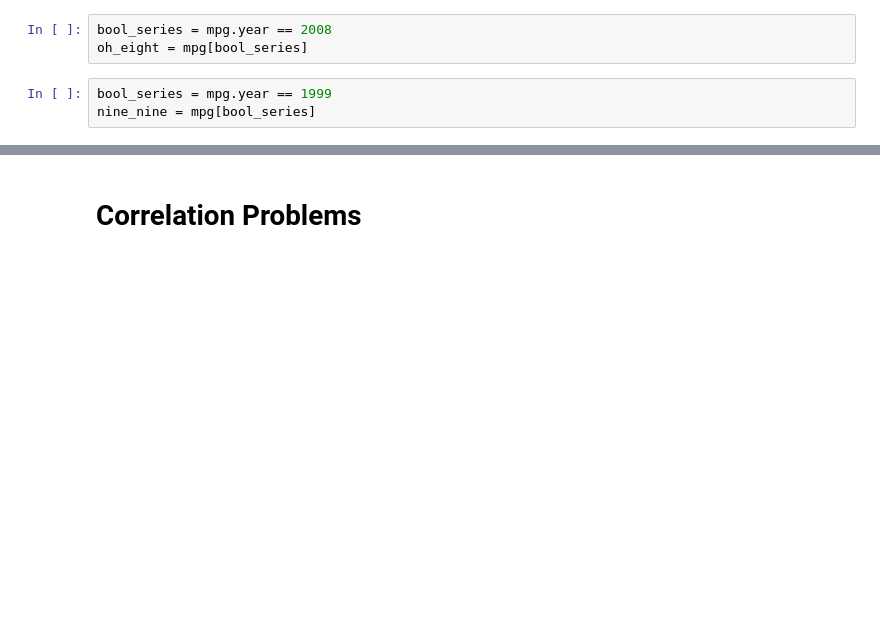
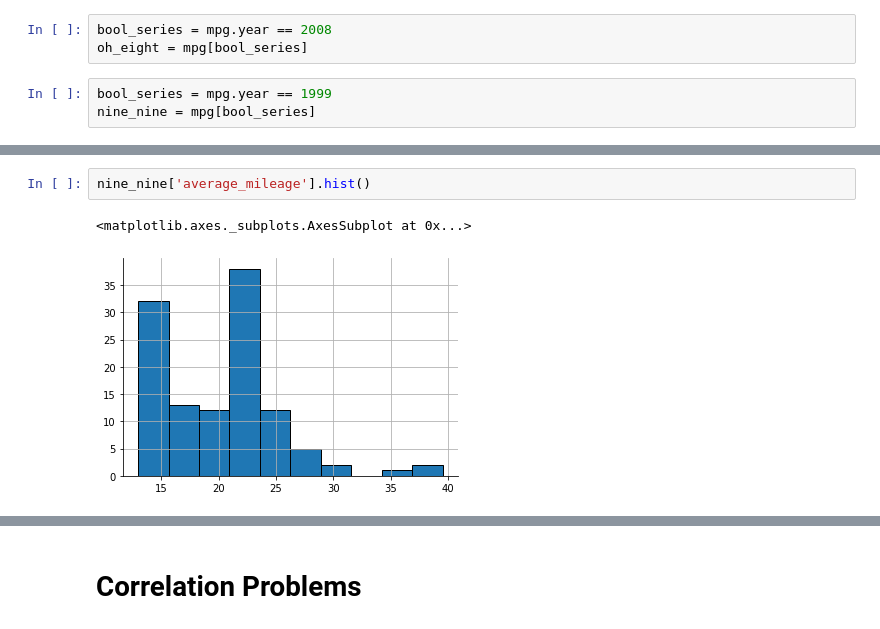
Before and after one commit to CSolitaire/statistics-exercises, a Jupyter notebook: hypothesis_testing.ipynb, the cells around one changed output, grey strips where cells are left out. Cells and saved outputs as stored; diff of their text form; blank space fills up the shorter version.

```diff
--- a/hypothesis_testing.ipynb
+++ b/hypothesis_testing.ipynb
@@ -361,0 +335,5 @@ No statistically significant difference between fuel economy
+# %%
+nine_nine['average_mileage'].hist()
+# %% [output]
+<matplotlib.axes._subplots.AxesSubplot at 0x...>
+[figure, added]
```
Also changed, not shown: parts of 36 cells of this notebook.
